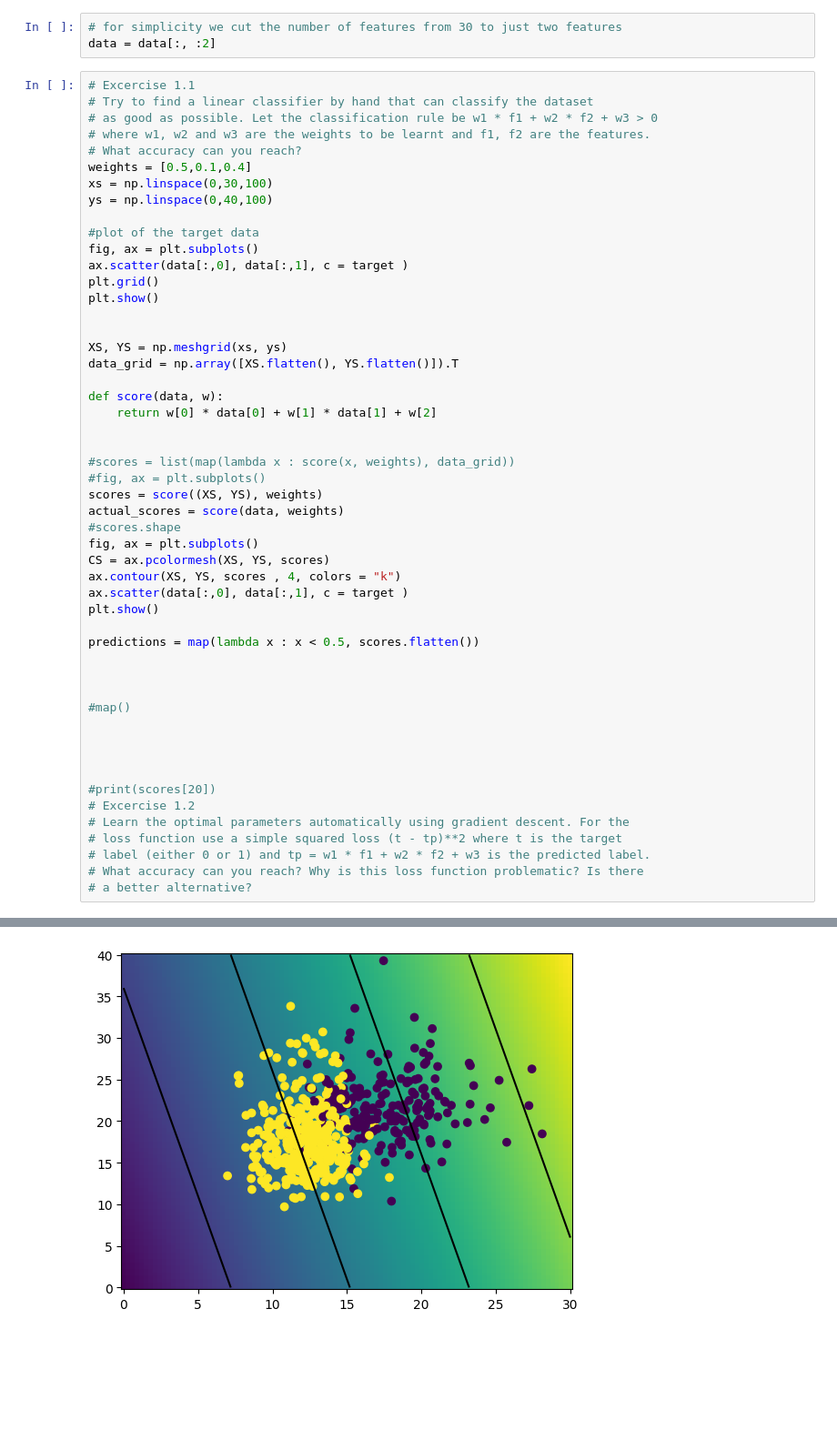
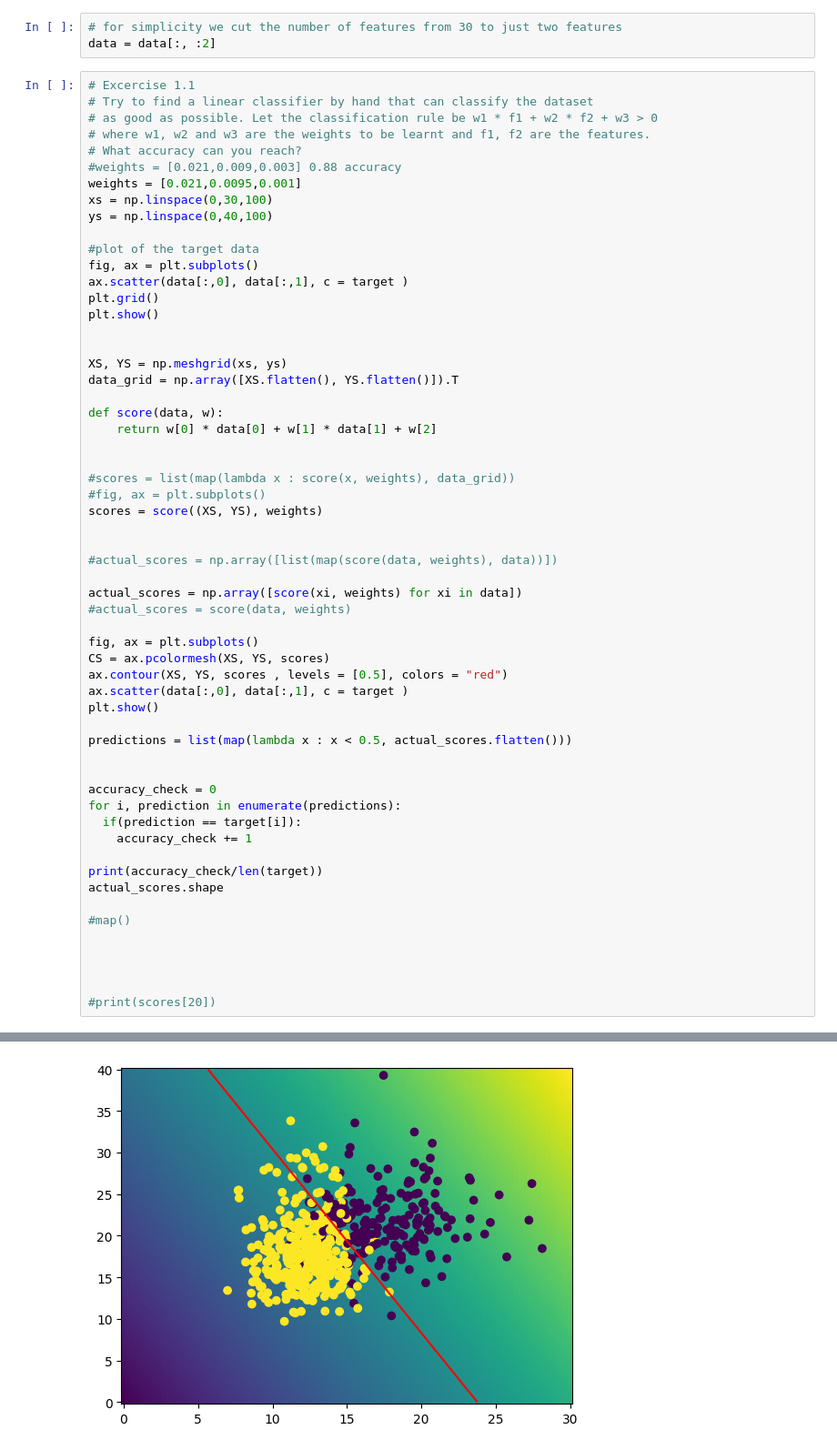
Before and after one commit to mickeyranx/ML, a Jupyter notebook: 01_linear_classification.ipynb, the cells around one changed output, grey strips where cells are left out. Shown at 91% size. Drawn from its saved outputs; the diff is of its cells as text; blank space fills up the shorter version.

```diff
--- a/01_linear_classification.ipynb
+++ b/01_linear_classification.ipynb
@@ -33,7 +33,8 @@ data = data[:, :2]
 # as good as possible. Let the classification rule be w1 * f1 + w2 * f2 + w3 > 0
 # where w1, w2 and w3 are the weights to be learnt and f1, f2 are the features.
 # What accuracy can you reach?
-weights = [0.5,0.1,0.4]
+#weights = [0.021,0.009,0.003] 0.88 accuracy
+weights = [0.021,0.0095,0.001]
 xs = np.linspace(0,30,100)
 ys = np.linspace(0,40,100)
 
@@ -43,41 +44,47 @@ ax.scatter(data[:,0], data[:,1], c = target )
 plt.grid()
 plt.show()
 
 
 XS, YS = np.meshgrid(xs, ys)
 data_grid = np.array([XS.flatten(), YS.flatten()]).T
 
 def score(data, w):
     return w[0] * data[0] + w[1] * data[1] + w[2]
 
 
 #scores = list(map(lambda x : score(x, weights), data_grid))
 #fig, ax = plt.subplots()
 scores = score((XS, YS), weights)
-actual_scores = score(data, weights)
-#scores.shape
+
+
+#actual_scores = np.array([list(map(score(data, weights), data))])
+
+actual_scores = np.array([score(xi, weights) for xi in data])
+#actual_scores = score(data, weights)
+
 fig, ax = plt.subplots()
 CS = ax.pcolormesh(XS, YS, scores)
-ax.contour(XS, YS, scores , 4, colors = "k")
+ax.contour(XS, YS, scores , levels = [0.5], colors = "red")
 ax.scatter(data[:,0], data[:,1], c = target )
 plt.show()
 
-predictions = map(lambda x : x < 0.5, scores.flatten())
+predictions = list(map(lambda x : x < 0.5, actual_scores.flatten()))
 
 
+accuracy_check = 0
+for i, prediction in enumerate(predictions):
+  if(prediction == target[i]):
+    accuracy_check += 1
+
+print(accuracy_check/len(target))
+actual_scores.shape
 
 #map()
 
 
 
 
 #print(scores[20])
-# Excercise 1.2
-# Learn the optimal parameters automatically using gradient descent. For the
-# loss function use a simple squared loss (t - tp)**2 where t is the target
-# label (either 0 or 1) and tp = w1 * f1 + w2 * f2 + w3 is the predicted label.
-# What accuracy can you reach? Why is this loss function problematic? Is there
-# a better alternative?
 # %% [output]
 [figure]
-[figure, old version]
+[figure, new version]
```
Also changed, not shown: parts of 2 cells of this notebook.
